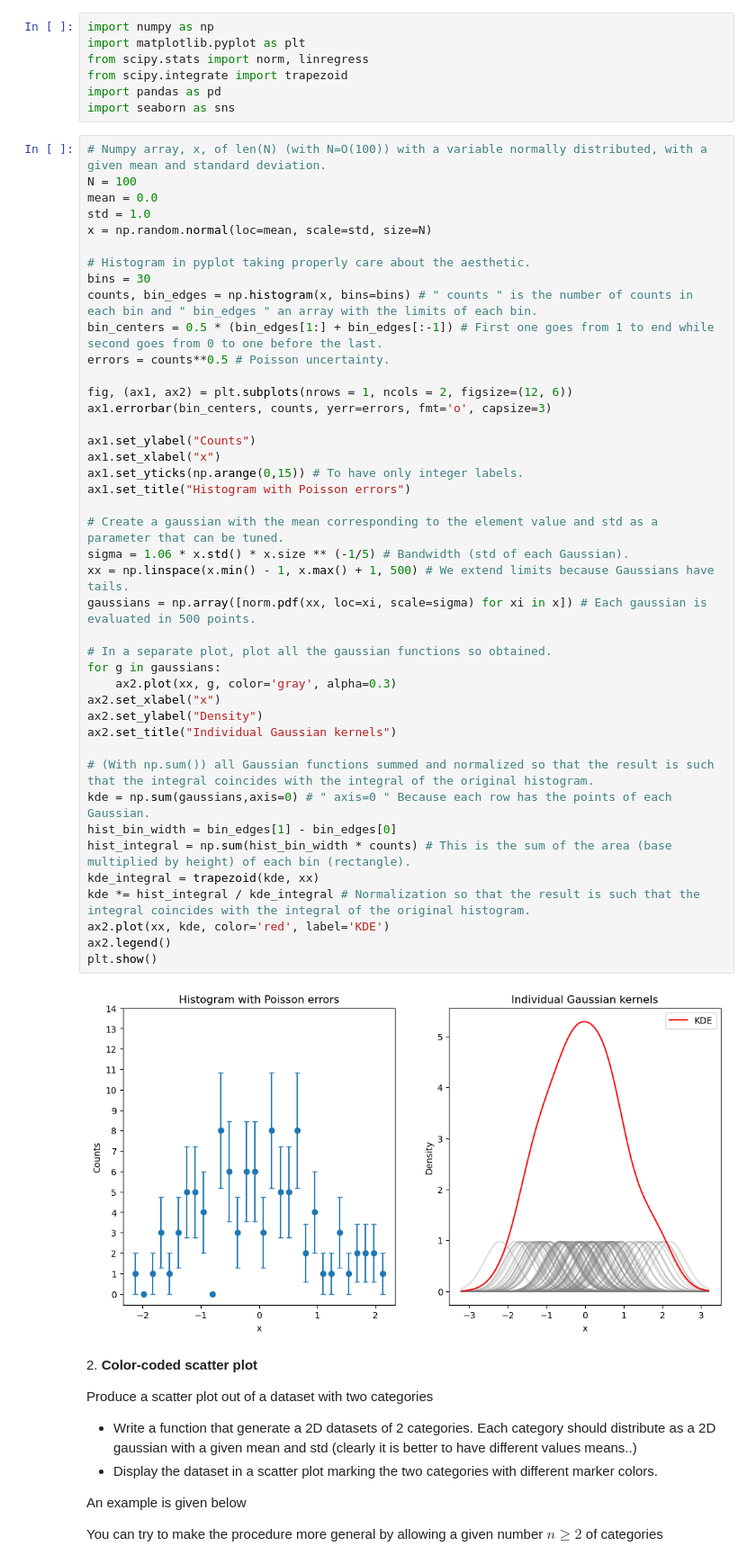
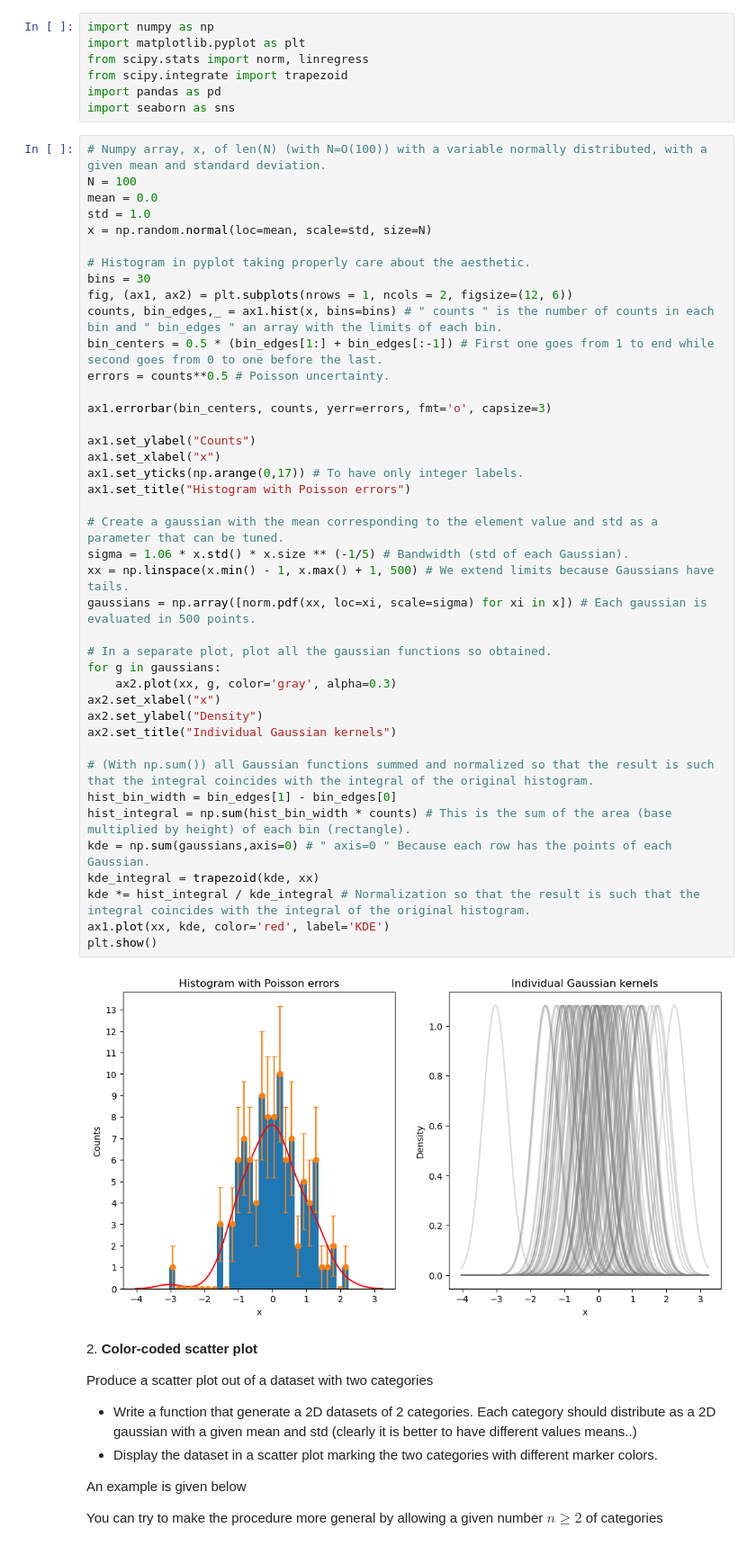
Before and after one commit to adrianorellanamontes/LaboratoryOfComputationalPhysics_Y8, a Jupyter notebook: 07ex_Visualization.ipynb, the cells around one changed output. Shown at 90% size. Drawn from its saved outputs; the diff is of its cells as text.

```diff
--- a/07ex_Visualization.ipynb
+++ b/07ex_Visualization.ipynb
@@ -30,41 +30,40 @@ x = np.random.normal(loc=mean, scale=std, size=N)
 
 # Histogram in pyplot taking properly care about the aesthetic.
 bins = 30
-counts, bin_edges = np.histogram(x, bins=bins) # " counts " is the number of counts in each bin and " bin_edges " an array with the limits of each bin.
+fig, (ax1, ax2) = plt.subplots(nrows = 1, ncols = 2, figsize=(12, 6))
+counts, bin_edges,_ = ax1.hist(x, bins=bins) # " counts " is the number of counts in each bin and " bin_edges " an array with the limits of each bin.
 bin_centers = 0.5 * (bin_edges[1:] + bin_edges[:-1]) # First one goes from 1 to end while second goes from 0 to one before the last.
 errors = counts**0.5 # Poisson uncertainty.
 
-fig, (ax1, ax2) = plt.subplots(nrows = 1, ncols = 2, figsize=(12, 6))
 ax1.errorbar(bin_centers, counts, yerr=errors, fmt='o', capsize=3)
 
 ax1.set_ylabel("Counts")
 ax1.set_xlabel("x")
-ax1.set_yticks(np.arange(0,15)) # To have only integer labels.
+ax1.set_yticks(np.arange(0,17)) # To have only integer labels.
 ax1.set_title("Histogram with Poisson errors")
 
 # Create a gaussian with the mean corresponding to the element value and std as a parameter that can be tuned.
 sigma = 1.06 * x.std() * x.size ** (-1/5) # Bandwidth (std of each Gaussian).
 xx = np.linspace(x.min() - 1, x.max() + 1, 500) # We extend limits because Gaussians have tails.
 gaussians = np.array([norm.pdf(xx, loc=xi, scale=sigma) for xi in x]) # Each gaussian is evaluated in 500 points.
 
 # In a separate plot, plot all the gaussian functions so obtained.
 for g in gaussians:
     ax2.plot(xx, g, color='gray', alpha=0.3)
 ax2.set_xlabel("x")
 ax2.set_ylabel("Density")
 ax2.set_title("Individual Gaussian kernels")
 
 # (With np.sum()) all Gaussian functions summed and normalized so that the result is such that the integral coincides with the integral of the original histogram.
-kde = np.sum(gaussians,axis=0) # " axis=0 " Because each row has the points of each Gaussian.
 hist_bin_width = bin_edges[1] - bin_edges[0]
 hist_integral = np.sum(hist_bin_width * counts) # This is the sum of the area (base multiplied by height) of each bin (rectangle).
+kde = np.sum(gaussians,axis=0) # " axis=0 " Because each row has the points of each Gaussian.
 kde_integral = trapezoid(kde, xx)
 kde *= hist_integral / kde_integral # Normalization so that the result is such that the integral coincides with the integral of the original histogram.
-ax2.plot(xx, kde, color='red', label='KDE')
-ax2.legend()
+ax1.plot(xx, kde, color='red', label='KDE')
 plt.show()
 # %% [output]
-[figure, old version]
+[figure, new version]
 # %% [markdown]
 2\. **Color-coded scatter plot**
 
```
Also changed, not shown: parts of 2 cells of this notebook, 14 other files.
